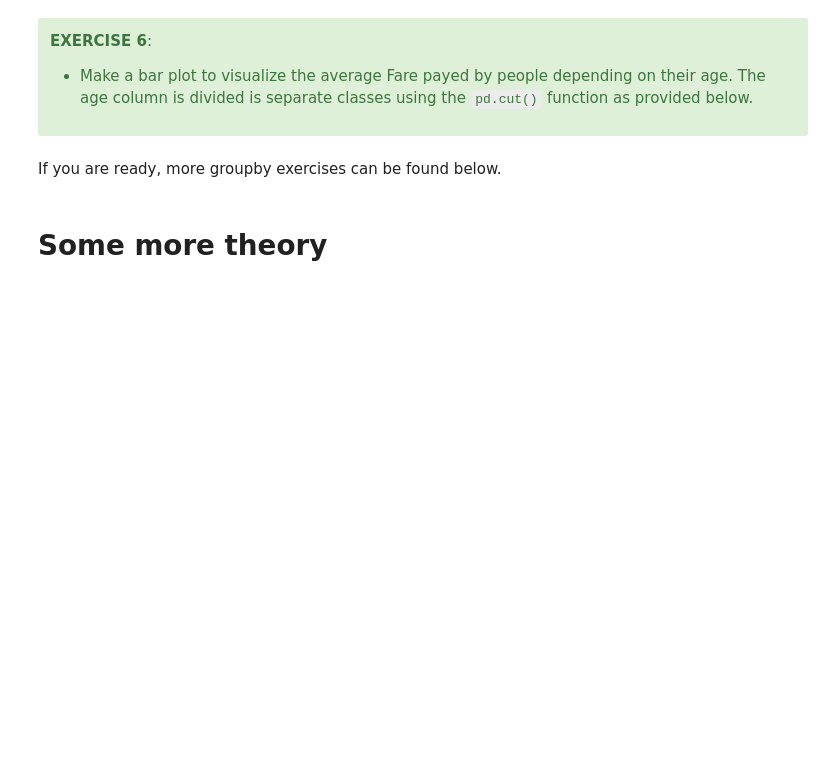
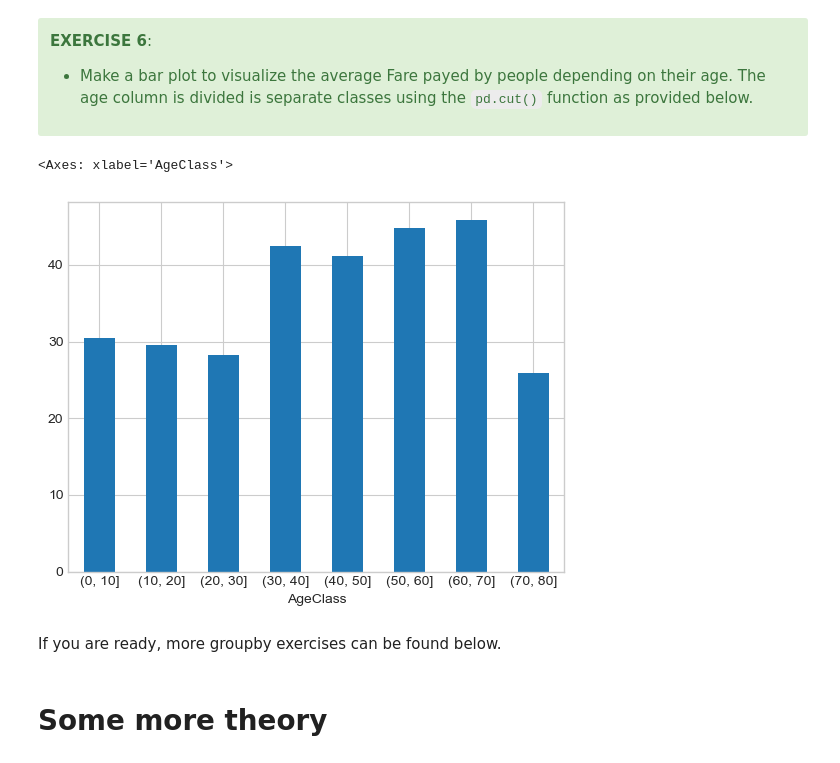
Before and after one commit to simonperneel/DS-python-data-analysis, a Jupyter notebook: notebooks/05_groupby_operations.ipynb, the cells around one changed output. Drawn from its saved outputs; the diff is of its cells as text; code cells hidden in the pictures; blank space fills up the shorter version.

```diff
--- a/notebooks/05_groupby_operations.ipynb
+++ b/notebooks/05_groupby_operations.ipynb
@@ -139,6 +190,10 @@ df.head()
 df['AgeClass'] = pd.cut(df['Age'], bins=np.arange(0,90,10))
 # %%
 # %load _solutions/pandas_05_groupby_operations6.py
+df.groupby('AgeClass')['Fare'].mean().plot(kind='bar', rot=0)
+# %% [output]
+<Axes: xlabel='AgeClass'>
+[figure, added]
 # %% [markdown]
 If you are ready, more groupby exercises can be found below.
 # %% [markdown]
```
Also changed, not shown: parts of 59 cells of this notebook.
